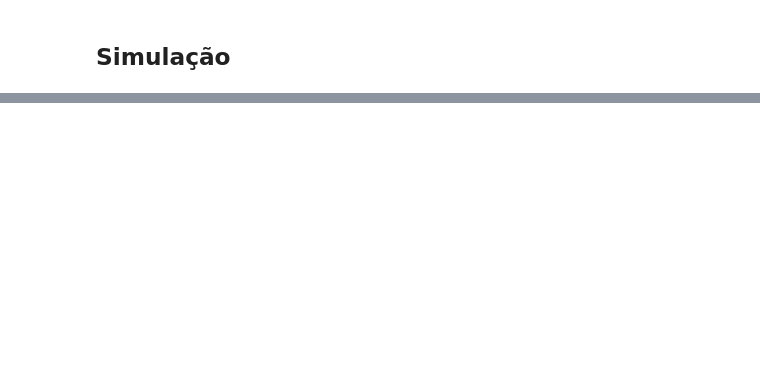
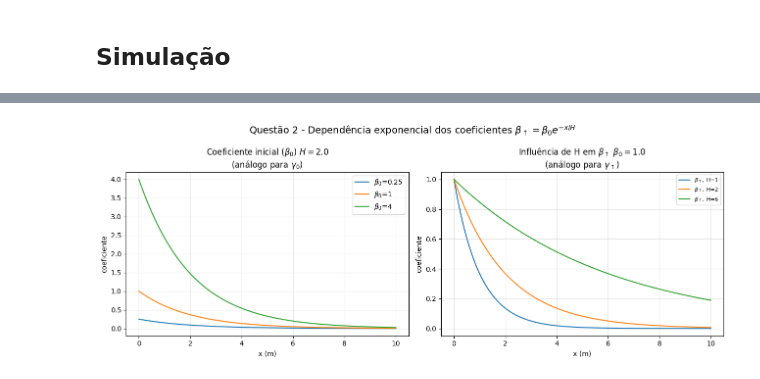
Before and after one commit to Lucas-GBP/mecanica-geral, a Jupyter notebook: src/firstProject.ipynb, the cells around one changed output, grey strips where cells are left out. Cells and saved outputs as stored; diff of their text form; code cells hidden in the pictures; blank space fills up the shorter version.

```diff
--- a/src/firstProject.ipynb
+++ b/src/firstProject.ipynb
@@ -224,0 +437,42 @@ VBox(children=(HBox(children=(FloatSlider(value=1.0, description='β₀ (kg/s):'
+# %%
+# Questão 2: análise gráfica de beta_up(x) e gamma_up(x) sem redundância
+x = np.linspace(0.0, 10.0, 500)
+
+def beta_up(x: np.ndarray, beta_0: float, h: float) -> np.ndarray:
+    return beta_0 * np.exp(-x / h)
+
+# Valores base
+beta_0_base = BETA_O
+h_base = 2.0
+
+# Cenários de variação
+beta_0_values = [0.25 * beta_0_base, beta_0_base, 4.0 * beta_0_base]
+h_values = [0.5 * h_base, h_base, 3.0 * h_base]
+
+fig, axes = plt.subplots(1, 2, figsize=(13, 5), sharex=True)
+
+# 1) Variação do coeficiente inicial.
+# Como beta_up e gamma_up têm a mesma forma funcional em x,
+# exibimos beta_up e indicamos que o comportamento de gamma_up é análogo.
+for beta_0 in beta_0_values:
+    axes[0].plot(x, beta_up(x, beta_0, h_base), label=f'$\\beta_0$={beta_0:.3g}')
+axes[0].set_title(f'Coeficiente inicial ($\\beta_0$) $H={h_base}$\n(análogo para $\\gamma_0$)')
+axes[0].set_xlabel('x (m)')
+axes[0].set_ylabel('coeficiente')
+axes[0].grid(True, alpha=0.3)
+axes[0].legend()
+
+# 2) Variação de H (mostrando apenas beta_up para evitar duplicação)
+for h in h_values:
+    axes[1].plot(x, beta_up(x, beta_0_base, h), label=f'$\\beta_\\uparrow$, H={h:.3g}', linestyle='-')
+axes[1].set_title(f'Influência de H em $\\beta_\\uparrow$ $\\beta_0={beta_0_base}$\n(análogo para $\\gamma_\\uparrow$)')
+axes[1].set_xlabel('x (m)')
+axes[1].set_ylabel('coeficiente')
+axes[1].grid(True, alpha=0.3)
+axes[1].legend(fontsize=8)
+
+plt.suptitle(f'Questão 2 - Dependência exponencial dos coeficientes $\\beta_\\uparrow = \\beta_0 e^{{-x/H}}$', fontsize=14)
+plt.tight_layout()
+plt.show()
+# %% [output]
+[figure, added]
```
Also changed, not shown: parts of 28 cells of this notebook, 2 other files.
